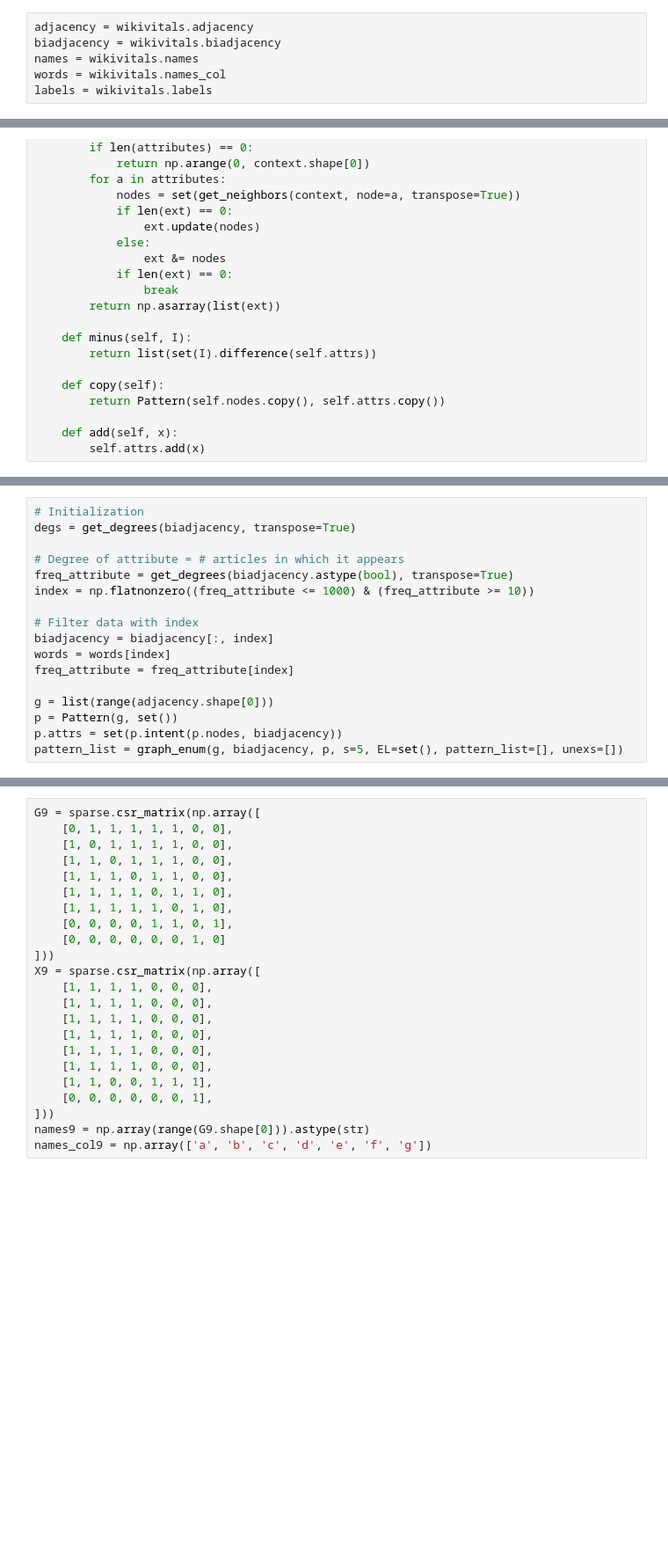
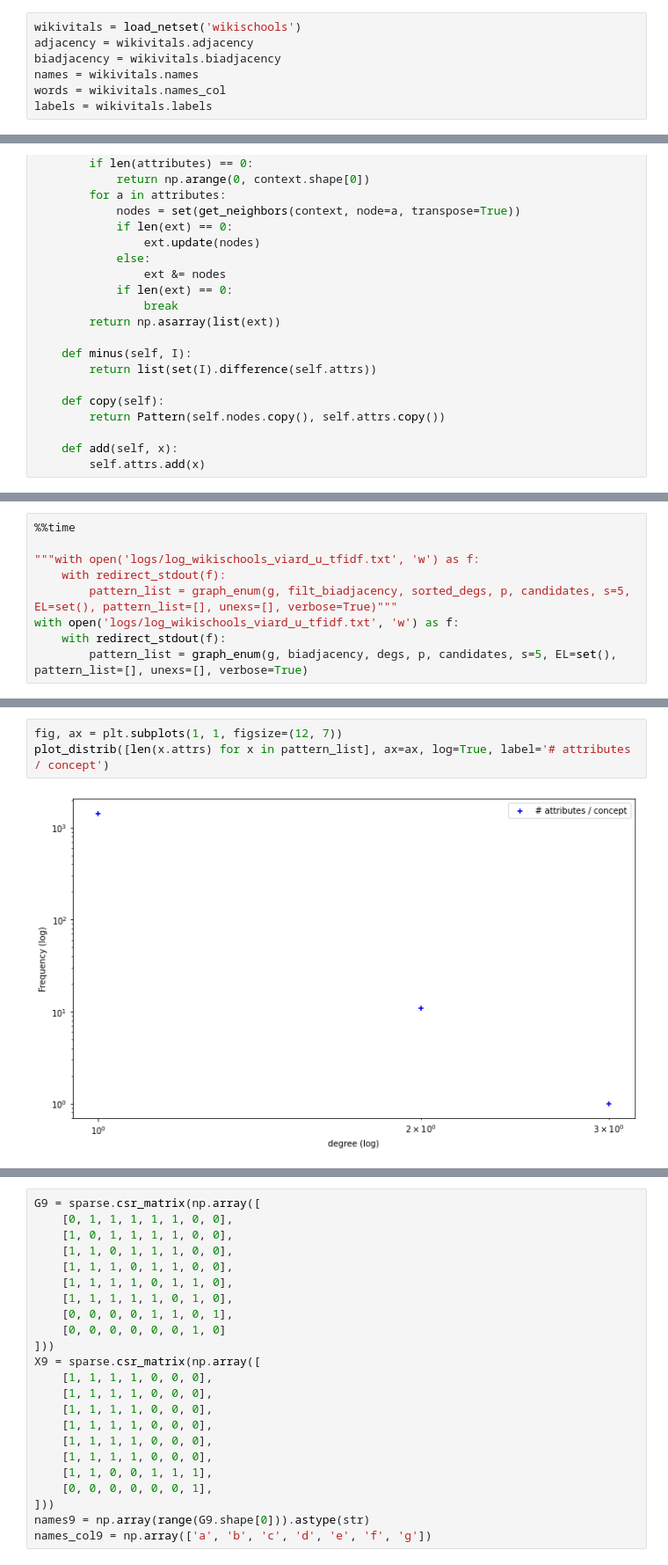
Before and after one commit to Co-MEG/CoMEG, a Jupyter notebook: notebooks/4_unexpected_concepts_custom_datasets.ipynb, the cells around one changed output, grey strips where cells are left out. Shown at 88% size. Saved outputs shown, nothing was run; the diff lists cells and outputs as text; blank space fills up the shorter version.

```diff
--- a/notebooks/4_unexpected_concepts_custom_datasets.ipynb
+++ b/notebooks/4_unexpected_concepts_custom_datasets.ipynb
@@ -50,6 +50,7 @@ wikivitals = load_netset('wikischools')
 Parsing files...
 Done.
 # %%
+wikivitals = load_netset('wikischools')
 adjacency = wikivitals.adjacency
 biadjacency = wikivitals.biadjacency
 names = wikivitals.names
@@ -336,18 +388 @@ def graph_enum(graph, context, pattern, s=5, EL=set(), pattern_list=[], unexs=[]
     return pattern_list
-# %%
-# Initialization
-degs = get_degrees(biadjacency, transpose=True)
-
-# Degree of attribute = # articles in which it appears
-freq_attribute = get_degrees(biadjacency.astype(bool), transpose=True)
-index = np.flatnonzero((freq_attribute <= 1000) & (freq_attribute >= 10))
-
-# Filter data with index
-biadjacency = biadjacency[:, index]
-words = words[index]
-freq_attribute = freq_attribute[index]
-
-g = list(range(adjacency.shape[0]))
-p = Pattern(g, set())
-p.attrs = set(p.intent(p.nodes, biadjacency))
-pattern_list = graph_enum(g, biadjacency, p, s=5, EL=set(), pattern_list=[], unexs=[])
@@ -358 +458,10 @@ END FUNCTION
+# %%
+%%time
+
+"""with open('logs/log_wikischools_viard_u_tfidf.txt', 'w') as f:
+    with redirect_stdout(f):
+        pattern_list = graph_enum(g, filt_biadjacency, sorted_degs, p, candidates, s=5, EL=set(), pattern_list=[], unexs=[], verbose=True)"""
+with open('logs/log_wikischools_viard_u_tfidf.txt', 'w') as f:
+    with redirect_stdout(f):
+        pattern_list = graph_enum(g, biadjacency, degs, p, candidates, s=5, EL=set(), pattern_list=[], unexs=[], verbose=True)
 # %%
@@ -360,0 +471,5 @@ for c in pattern_list:
+# %%
+fig, ax = plt.subplots(1, 1, figsize=(12, 7))
+plot_distrib([len(x.attrs) for x in pattern_list], ax=ax, log=True, label='# attributes / concept')
+# %% [output]
+[figure, added]
```
Also changed, not shown: parts of 43 cells of this notebook.
